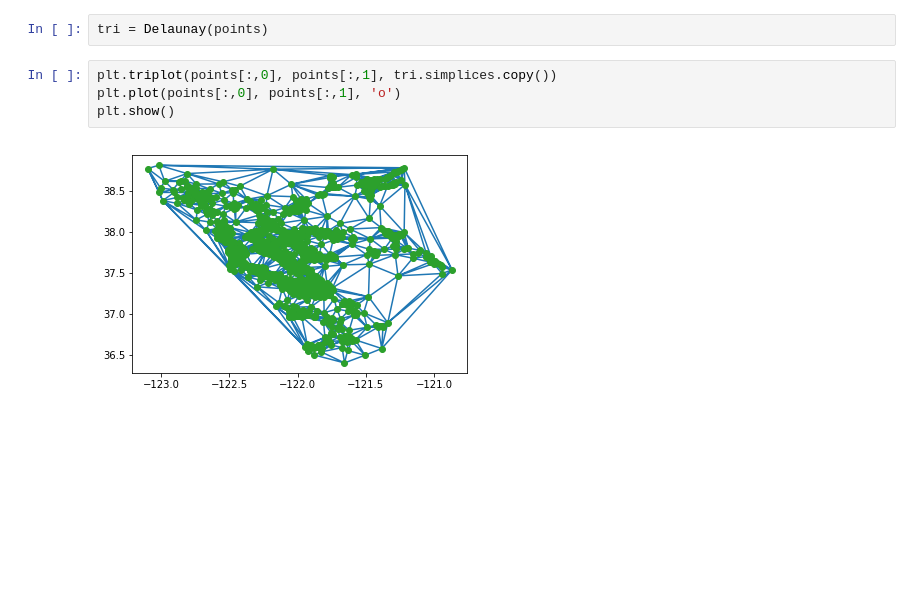
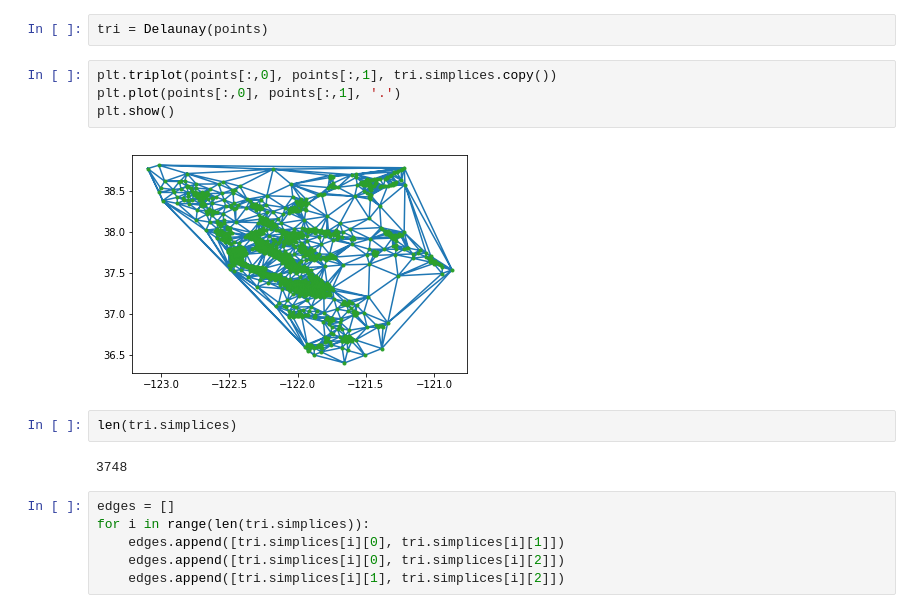
Before and after one commit to maithilibhide/ECE232, a Jupyter notebook: Project5/Traffic_Flow.ipynb, the cells around one changed output. Saved outputs shown, nothing was run; the diff lists cells and outputs as text; blank space fills up the shorter version.

```diff
--- a/Project5/Traffic_Flow.ipynb
+++ b/Project5/Traffic_Flow.ipynb
@@ -40,7 +40,17 @@ array([[-121.94843241,   38.36665327],
 tri = Delaunay(points)
 # %%
 plt.triplot(points[:,0], points[:,1], tri.simplices.copy())
-plt.plot(points[:,0], points[:,1], 'o')
+plt.plot(points[:,0], points[:,1], '.')
 plt.show()
 # %% [output]
-[figure, old version]
+[figure, new version]
+# %%
+len(tri.simplices)
+# %% [output]
+3748
+# %%
+edges = []
+for i in range(len(tri.simplices)):
+    edges.append([tri.simplices[i][0], tri.simplices[i][1]])
+    edges.append([tri.simplices[i][0], tri.simplices[i][2]])
+    edges.append([tri.simplices[i][1], tri.simplices[i][2]])
```
Also changed, not shown: parts of 3 cells of this notebook, 1 other file.
